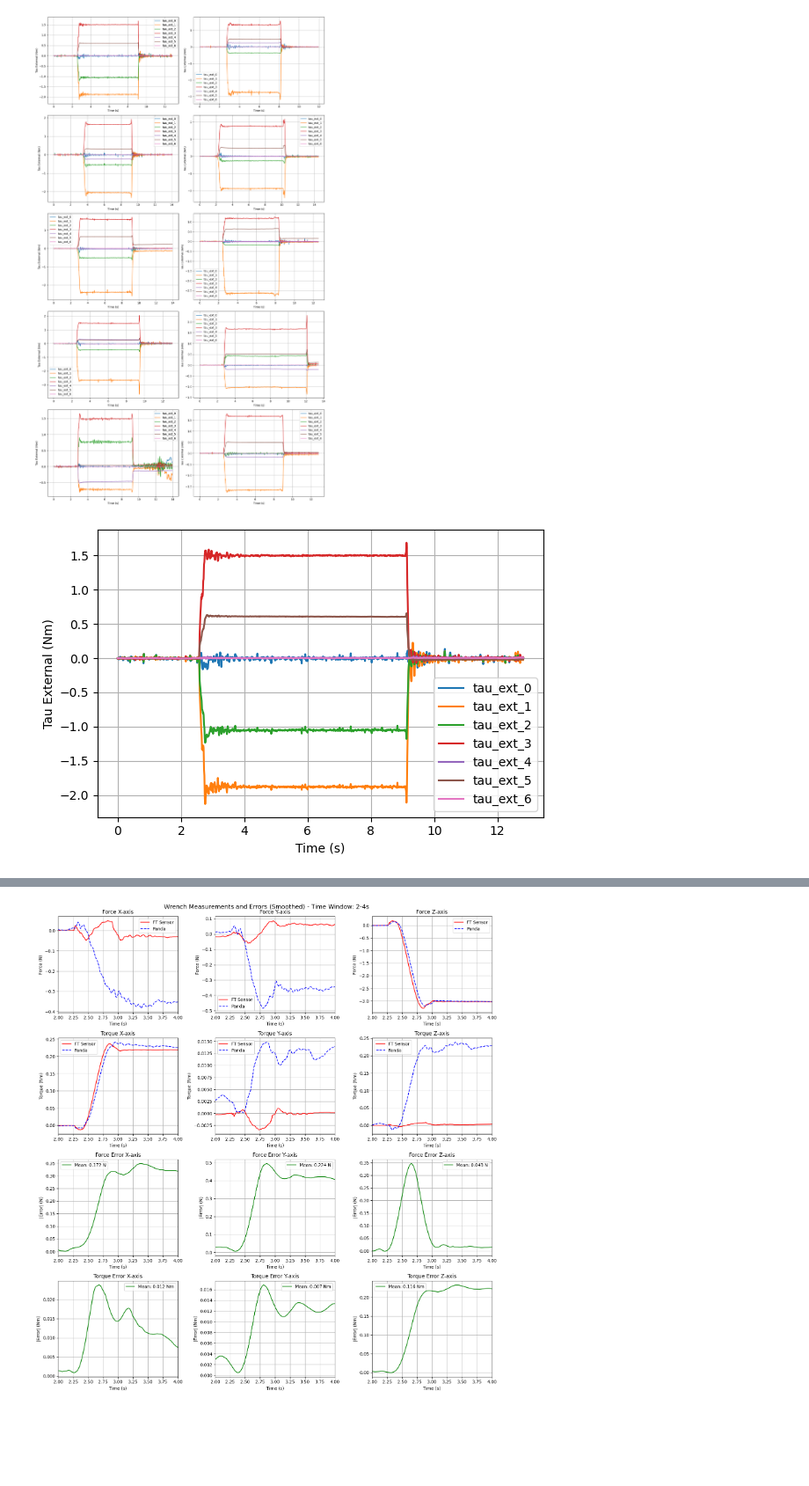
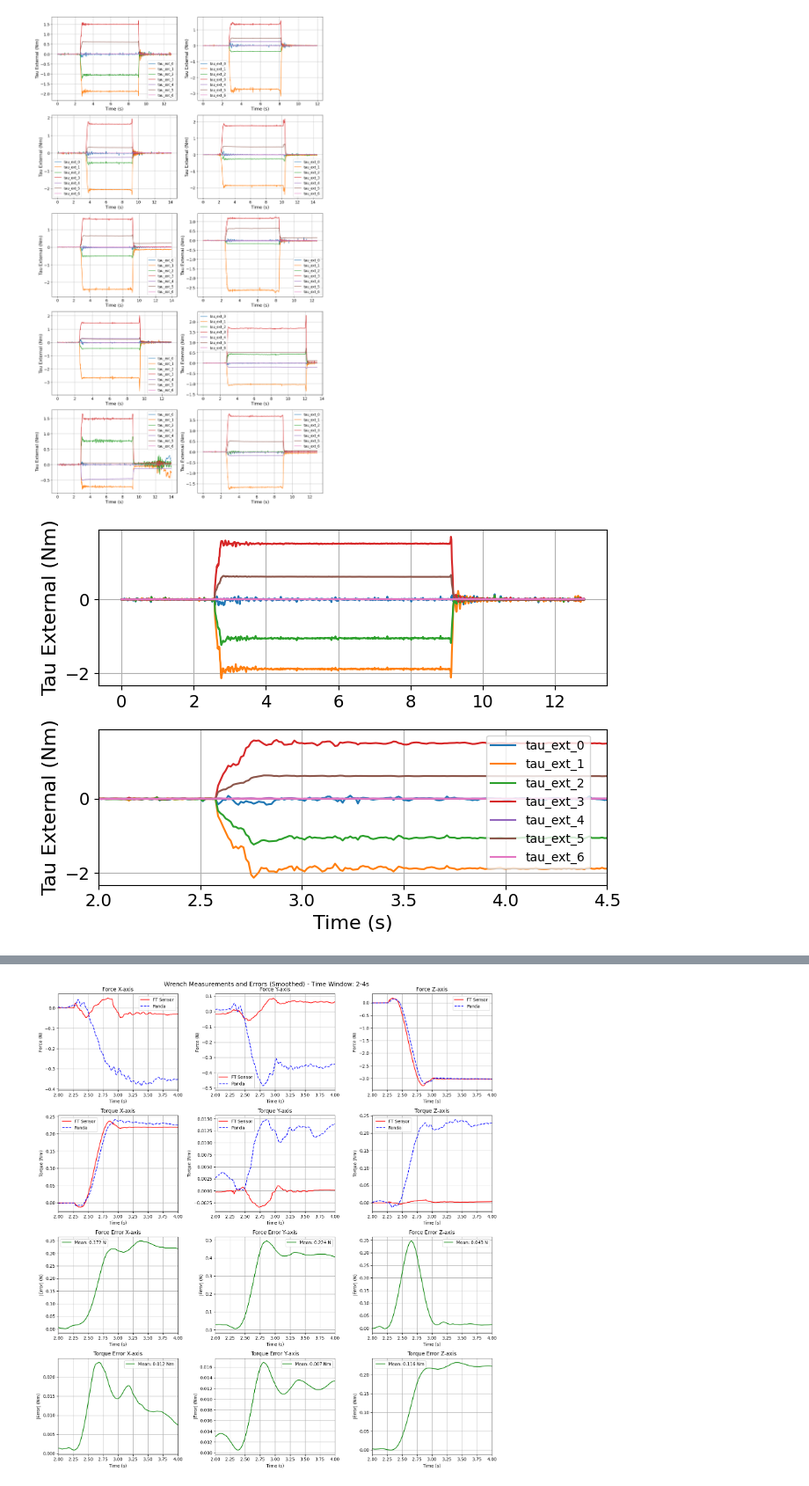
Before and after one commit to rayangdn/virtual_tactile_pad, a Jupyter notebook: ros_ws/src/virtual_tactile_pad/utils/contact_experiments/panda_experiments.ipynb, the cells around one changed output, grey strips where cells are left out. Shown at 88% size. Drawn from its saved outputs; the diff is of its cells as text; code cells hidden in the pictures; blank space fills up the shorter version.

```diff
--- a/ros_ws/src/virtual_tactile_pad/utils/contact_experiments/panda_experiments.ipynb
+++ b/ros_ws/src/virtual_tactile_pad/utils/contact_experiments/panda_experiments.ipynb
@@ -11,6 +11,14 @@ dfs = []
 for file in sorted(base_path.glob('data_pos_*.csv')):
     df = pd.read_csv(file)
     dfs.append(df)
+# %%
+# Set the font size for all text elements
+plt.rcParams.update({'font.size': 14,
+                'axes.labelsize': 16,
+                'axes.titlesize': 16,
+                'xtick.labelsize': 14,
+                'ytick.labelsize': 14,
+                'legend.fontsize': 10})
 # %%
 fig, axes = plt.subplots(5, 2, figsize=(15, 25))
 axes = axes.flatten()
@@ -31,29 +39,39 @@ for i, df in enumerate(dfs):
 plt.tight_layout()
 plt.show()
 # %% [output]
-[figure, old version]
+[figure, new version]
 # %%
-fig, ax = plt.subplots(figsize=(6, 4))
+fig, (ax1, ax2) = plt.subplots(2, 1, figsize=(7, 5))
 
 # Use only the first dataframe
 df = dfs[0]
 
 # Reset timestamp to start at 0
 df['timestamp'] = df['timestamp'] - df['timestamp'].min()
 
-# Plot all tau_ext columns
+# Plot all tau_ext columns - Right plot (full range)
 for j in range(7):
-    ax.plot(df['timestamp'], df[f'tau_ext_{j}'], label=f'tau_ext_{j}')
+    ax1.plot(df['timestamp'], df[f'tau_ext_{j}'], label=f'tau_ext_{j}')
 
-ax.set_xlabel('Time (s)')
-ax.set_ylabel('Tau External (Nm)')
-ax.legend()
-ax.grid(True)
+ax1.set_ylabel('Tau External (Nm)')
+#ax1.legend()
+ax1.grid(True)
+
+# Plot all tau_ext columns - Left plot (zoomed)
+for j in range(7):
+    ax2.plot(df['timestamp'], df[f'tau_ext_{j}'], label=f'tau_ext_{j}')
+
+ax2.set_xlabel('Time (s)')
+ax2.set_ylabel('Tau External (Nm)')
+ax2.legend(bbox_to_anchor=(0.75, 1), loc='upper left')
+
+ax2.grid(True)
+ax2.set_xlim(2, 4.5)
 
 plt.tight_layout()
 plt.show()
 # %% [output]
-[figure, old version]
+[figure, new version]
 # %%
 def plot_wrench_and_error(df):
    # Time normalization
```
Also changed, not shown: parts of 3 cells of this notebook, 2 other files.
